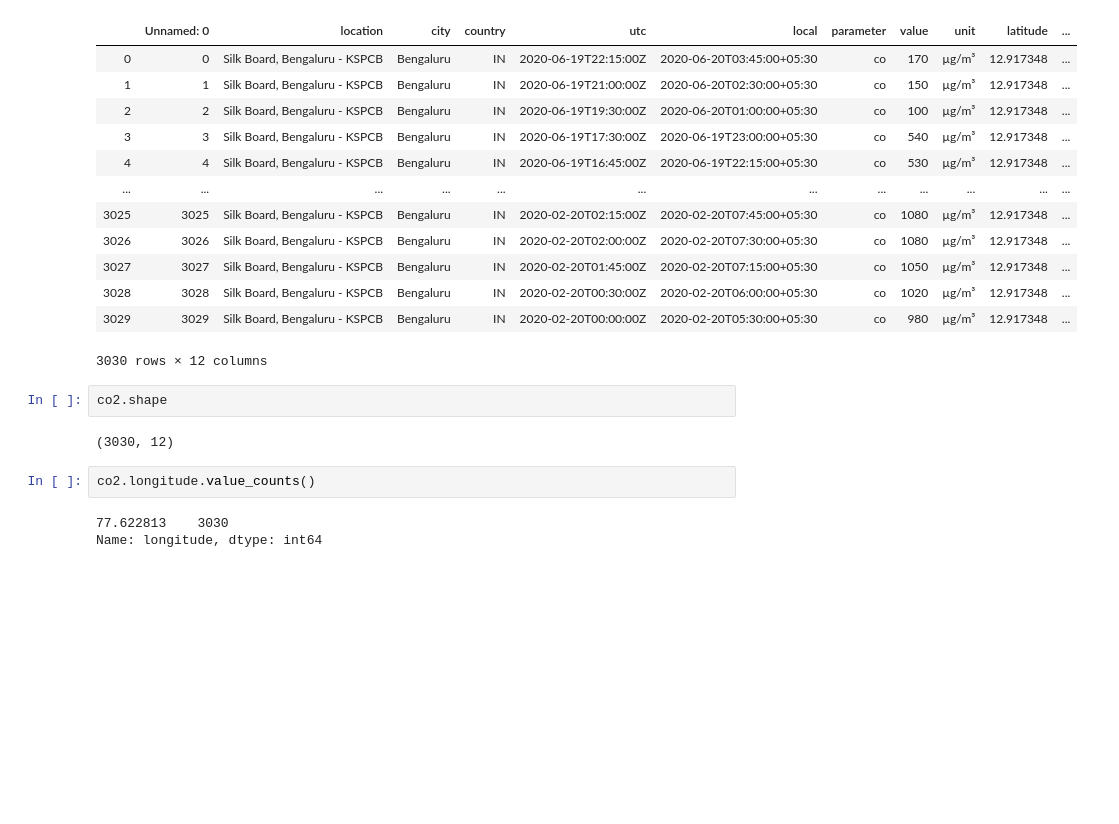
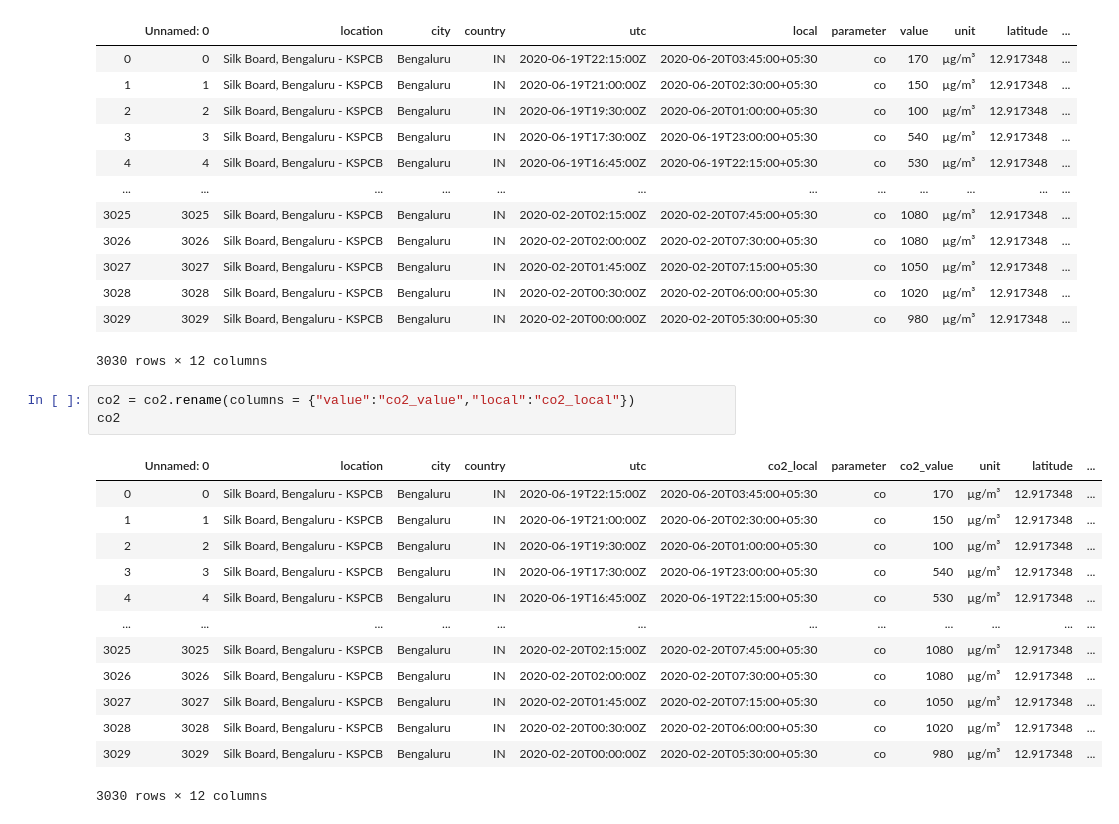
Before and after one commit to somya-create/Banglore_Air_Pollution_Analysis, a Jupyter notebook: banglore_Air_Pollution.ipynb, the cells around one changed output. Drawn from its saved outputs; the diff is of its cells as text; blank space fills up the shorter version.

```diff
--- a/banglore_Air_Pollution.ipynb
+++ b/banglore_Air_Pollution.ipynb
@@ -22,12 +22,20 @@ co2
 | 3028 | 3028 | Silk Board, Bengaluru - KSPCB | Bengaluru | IN | 2020-02-20T00:30:00Z | 2020-02-20T06:00:00+05:30 | co | 1020 | µg/m³ | 12.917348 | ... |
 | 3029 | 3029 | Silk Board, Bengaluru - KSPCB | Bengaluru | IN | 2020-02-20T00:00:00Z | 2020-02-20T05:30:00+05:30 | co | 980 | µg/m³ | 12.917348 | ... |
 3030 rows × 12 columns
-# %%
-co2.shape
-# %% [output]
-(3030, 12)
-# %%
-co2.longitude.value_counts()
-# %% [output]
-77.622813    3030
-Name: longitude, dtype: int64
+# %%
+co2 = co2.rename(columns = {"value":"co2_value","local":"co2_local"})
+co2
+# %% [output]
+|  | Unnamed: 0 | location | city | country | utc | co2_local | parameter | co2_value | unit | latitude | ... |
+| 0 | 0 | Silk Board, Bengaluru - KSPCB | Bengaluru | IN | 2020-06-19T22:15:00Z | 2020-06-20T03:45:00+05:30 | co | 170 | µg/m³ | 12.917348 | ... |
+| 1 | 1 | Silk Board, Bengaluru - KSPCB | Bengaluru | IN | 2020-06-19T21:00:00Z | 2020-06-20T02:30:00+05:30 | co | 150 | µg/m³ | 12.917348 | ... |
+| 2 | 2 | Silk Board, Bengaluru - KSPCB | Bengaluru | IN | 2020-06-19T19:30:00Z | 2020-06-20T01:00:00+05:30 | co | 100 | µg/m³ | 12.917348 | ... |
+| 3 | 3 | Silk Board, Bengaluru - KSPCB | Bengaluru | IN | 2020-06-19T17:30:00Z | 2020-06-19T23:00:00+05:30 | co | 540 | µg/m³ | 12.917348 | ... |
+| 4 | 4 | Silk Board, Bengaluru - KSPCB | Bengaluru | IN | 2020-06-19T16:45:00Z | 2020-06-19T22:15:00+05:30 | co | 530 | µg/m³ | 12.917348 | ... |
+| ... | ... | ... | ... | ... | ... | ... | ... | ... | ... | ... | ... |
+| 3025 | 3025 | Silk Board, Bengaluru - KSPCB | Bengaluru | IN | 2020-02-20T02:15:00Z | 2020-02-20T07:45:00+05:30 | co | 1080 | µg/m³ | 12.917348 | ... |
+| 3026 | 3026 | Silk Board, Bengaluru - KSPCB | Bengaluru | IN | 2020-02-20T02:00:00Z | 2020-02-20T07:30:00+05:30 | co | 1080 | µg/m³ | 12.917348 | ... |
+| 3027 | 3027 | Silk Board, Bengaluru - KSPCB | Bengaluru | IN | 2020-02-20T01:45:00Z | 2020-02-20T07:15:00+05:30 | co | 1050 | µg/m³ | 12.917348 | ... |
+| 3028 | 3028 | Silk Board, Bengaluru - KSPCB | Bengaluru | IN | 2020-02-20T00:30:00Z | 2020-02-20T06:00:00+05:30 | co | 1020 | µg/m³ | 12.917348 | ... |
+| 3029 | 3029 | Silk Board, Bengaluru - KSPCB | Bengaluru | IN | 2020-02-20T00:00:00Z | 2020-02-20T05:30:00+05:30 | co | 980 | µg/m³ | 12.917348 | ... |
+3030 rows × 12 columns
```
Also changed, not shown: parts of 29 cells of this notebook.
